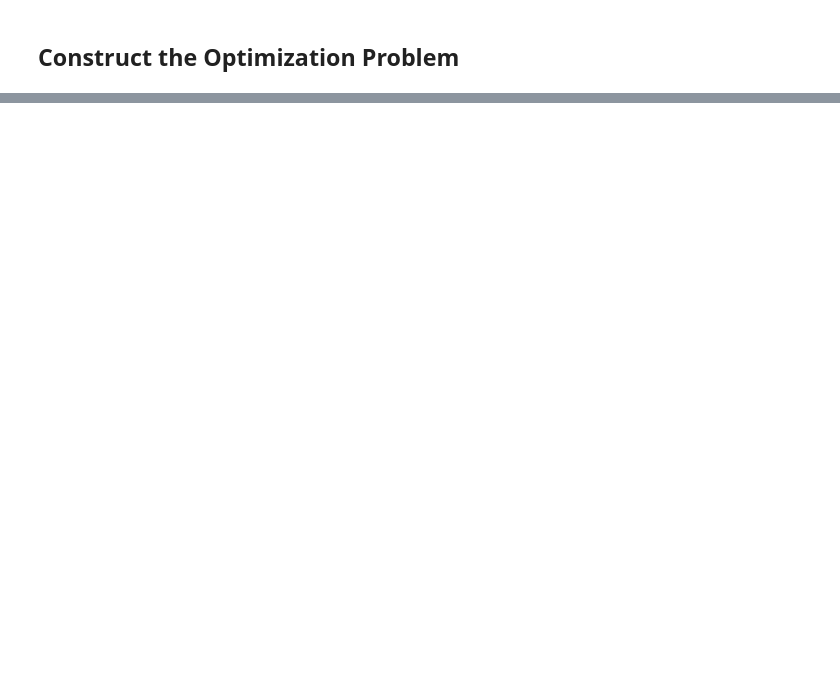
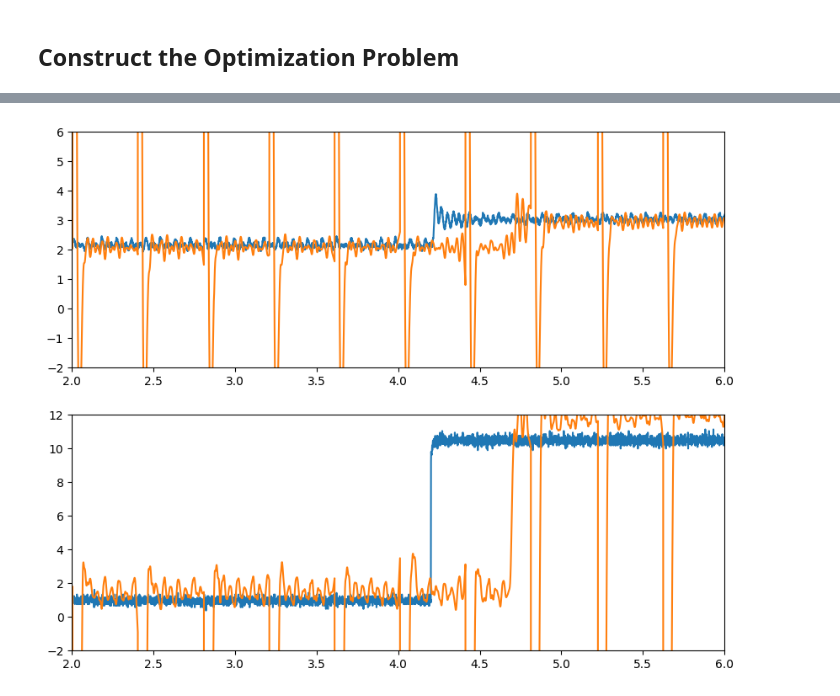
Before and after one commit to mmanngard/cvx_torque, a Jupyter notebook: acc2025.ipynb, the cells around one changed output, grey strips where cells are left out. Cells and saved outputs as stored; diff of their text form; code cells hidden in the pictures; blank space fills up the shorter version.

```diff
--- a/acc2025.ipynb
+++ b/acc2025.ipynb
@@ -184,0 +107,21 @@ plt.show()
+# %%
+DATA_SIZE = len(sensor_df)
+for start in range(0, DATA_SIZE - DATA_SIZE % BATCH_SIZE, BATCH_SIZE):
+    end = start + BATCH_SIZE
+    batch_df = sensor_df.iloc[start:end]
+    df_y = batch_df[['Encoder 1','Encoder 2','Torque 1']]
+
+    t = batch_df['Time'].dt.total_seconds().to_numpy()
+    y = np.array(df_y).flatten().reshape(-1,1) #reshape from (n,) to (n,1)
+
+    # update y
+    virtual_sensor.pars.y = y
+    virtual_sensor.update_problem()
+
+    #solve the problem
+    virtual_sensor.solve()
+    uhat = np.array(virtual_sensor.vars.u.value).reshape(-1,2)
+
+    # store result in df
+    motor_df.iloc[start:end, motor_df.columns.get_loc('Motor 1 estimate')] = uhat[:, 0]
+    motor_df.iloc[start:end, motor_df.columns.get_loc('Motor 2 estimate')] = uhat[:, 1]
@@ -184,0 +146,15 @@ plt.show()
+# %%
+fig, axs = plt.subplots(2, 1, figsize=(10, 8))
+axs[0].plot(motor_df['Time'].dt.total_seconds().to_numpy(), motor_df['Motor 1'])
+axs[0].plot(motor_df['Time'].dt.total_seconds().to_numpy(), motor_df['Motor 1 estimate'])
+axs[0].set_ylim(-2,6)
+axs[0].set_xlim(2,6)
+
+axs[1].plot(motor_df['Time'].dt.total_seconds().to_numpy(), motor_df['Motor 2'])
+axs[1].plot(motor_df['Time'].dt.total_seconds().to_numpy(), motor_df['Motor 2 estimate'])
+axs[1].set_ylim(-2,12)
+axs[1].set_xlim(2,6)
+
+plt.show()
+# %% [output]
+[figure, added]
```
Also changed, not shown: parts of 18 cells of this notebook, 5 other files.
